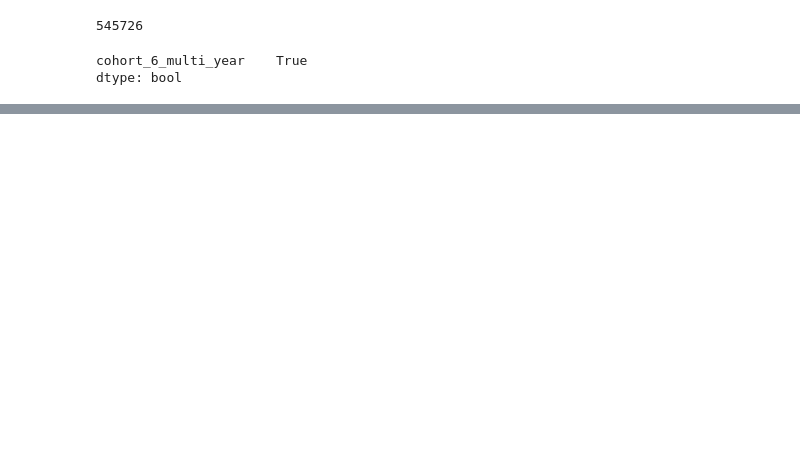
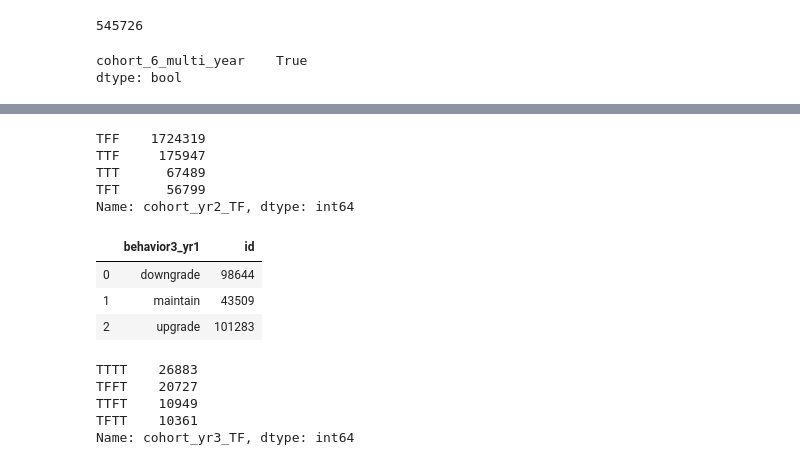
Before and after one commit to erinmarieanderson/donations, a Jupyter notebook: notebooks/10_new_dataset.ipynb, the cells around one changed output, grey strips where cells are left out. Cells and saved outputs as stored; diff of their text form; code cells hidden in the pictures; blank space fills up the shorter version.

Commit message:
troubleshooting parallel categories graph; add additional columns re counts and amounts for filtering

```diff
--- a/notebooks/10_new_dataset.ipynb
+++ b/notebooks/10_new_dataset.ipynb
@@ -581,0 +550,49 @@ Name: cohort_yr4_TF, dtype: int64
+# %%
+#yr3_behavior
+conditions = [donations.cohort_yr3_TF.isin(['TTTT', 'TFTT','TFFT', 'TTFT']),
+              donations.cohort_yr3_TF.isin(['TFFF', 'TTFF', 'TFTF', 'TTTF'])]
+
+choices = ['retain', 'lapse']
+
+donations.loc[:,'behavior_yr3'] = np.select(conditions, choices, default='none')
+# %%
+#yr4_behavior
+conditions = [donations.cohort_yr4_TF.isin(['TTTTT', 'TFTFT', 'TFTTT','TTFTT','TTTFT','TTFFT','TFFTT','TFFFT']),
+              donations.cohort_yr4_TF.isin(['TTTTF', 'TFTFF', 'TFTTF','TTFTF','TTTFF','TTFFF','TFFTF','TFFFF'])]
+
+
+choices = ['retain', 'lapse']
+
+donations.loc[:,'behavior_yr4'] = np.select(conditions, choices, default='none')
+# %%
+donations.cohort_yr2_TF.value_counts()
+# %% [output]
+TFF    1724319
+TTF     175947
+TTT      67489
+TFT      56799
+Name: cohort_yr2_TF, dtype: int64
+# %%
+#yr1_behavior2
+conditions = [(donations['behavior_yr1'] == 'retain'),
+              (donations['behavior_yr1'] == 'lapse')]
+
+choices = ['second_gift', 'first_lapse']
+
+donations.loc[:,'behavior2_yr1'] = np.select(conditions, choices, default='none')
+# %%
+#yr1_behavior3
+conditions = [(donations['behavior_yr1'] == 'retain') & (donations['amount_yr1'] > donations['amount_yr0']),
+              (donations['behavior_yr1'] == 'retain') & (donations['amount_yr1'] == donations['amount_yr0']),
+              (donations['behavior_yr1'] == 'retain') & (donations['amount_yr1'] < donations['amount_yr0'])]
+
+choices = ['upgrade', 'maintain', 'downgrade']
+
+donations.loc[:,'behavior3_yr1'] = np.select(conditions, choices, default='n/a')
+# %%
+donations.query('amount_yr1 > 0').groupby('behavior3_yr1').count()['id'].reset_index()
+# %% [output]
+|  | behavior3_yr1 | id |
+| 0 | downgrade | 98644 |
+| 1 | maintain | 43509 |
+| 2 | upgrade | 101283 |
@@ -581,0 +621,8 @@ Name: cohort_yr4_TF, dtype: int64
+# %%
+donations.query('behavior_yr3 == "retain"').cohort_yr3_TF.value_counts()
+# %% [output]
+TTTT    26883
+TFFT    20727
+TTFT    10949
+TFTT    10361
+Name: cohort_yr3_TF, dtype: int64
```
Also changed, not shown: parts of 22 cells of this notebook, 2 other files.
